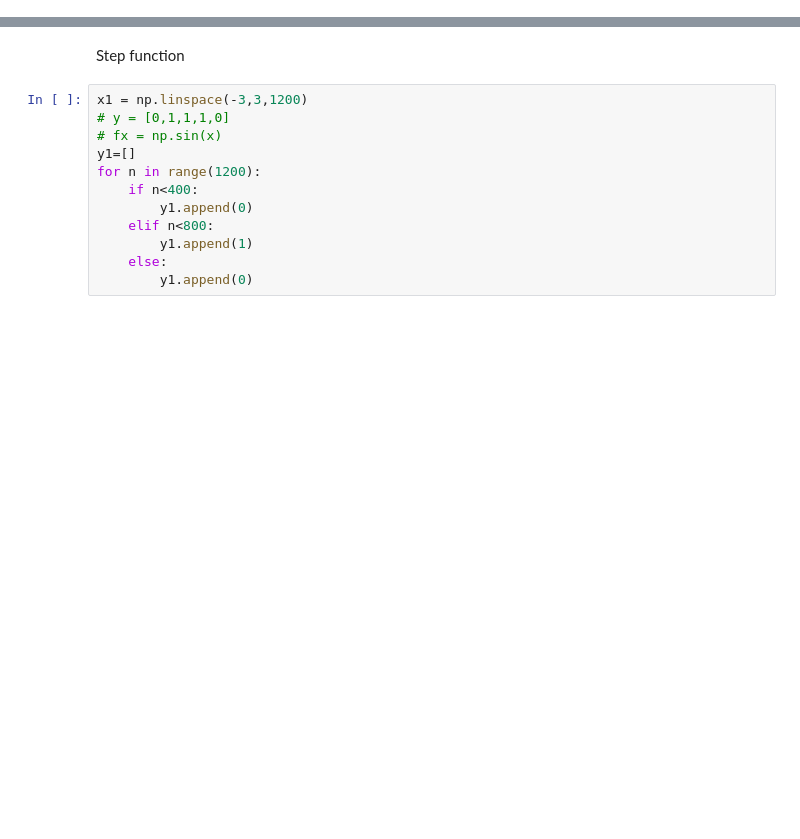
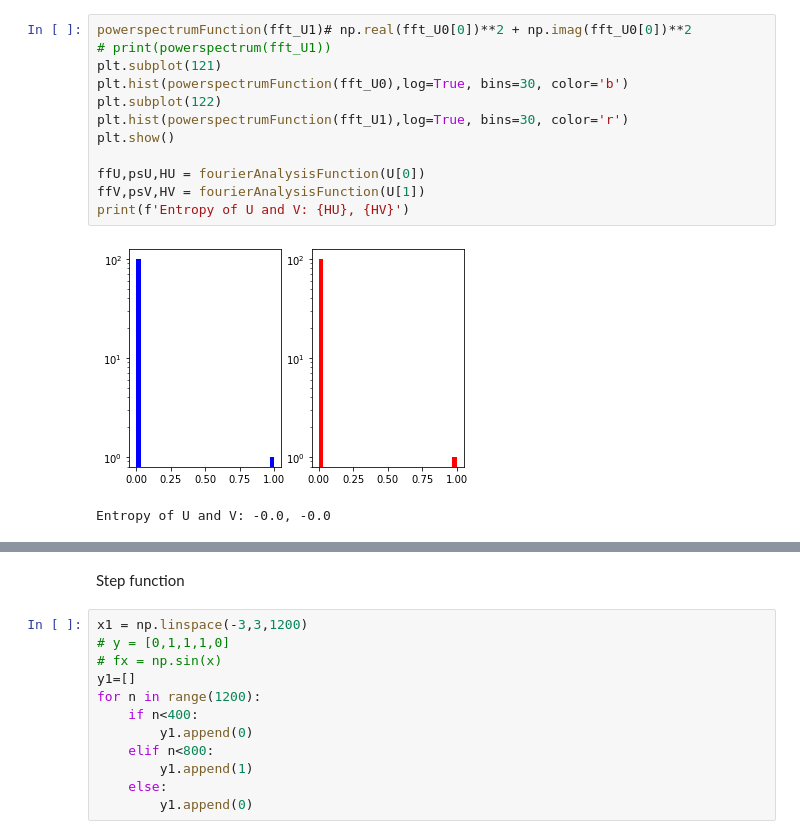
Before and after one commit to martinaoliver/modelling, a Jupyter notebook: 3954/numerical_confocal/code/entropy/fourier_theory/fourier_replicatingpaper.ipynb, the cells around one changed output, grey strips where cells are left out. Cells and saved outputs as stored; diff of their text form; blank space fills up the shorter version.

```diff
--- a/3954/numerical_confocal/code/entropy/fourier_theory/fourier_replicatingpaper.ipynb
+++ b/3954/numerical_confocal/code/entropy/fourier_theory/fourier_replicatingpaper.ipynb
@@ -4,0 +50,15 @@ from scipy.fft import fft, ifft
+# %%
+powerspectrumFunction(fft_U1)# np.real(fft_U0[0])**2 + np.imag(fft_U0[0])**2
+# print(powerspectrum(fft_U1))
+plt.subplot(121)
+plt.hist(powerspectrumFunction(fft_U0),log=True, bins=30, color='b')
+plt.subplot(122)
+plt.hist(powerspectrumFunction(fft_U1),log=True, bins=30, color='r')
+plt.show()
+
+ffU,psU,HU = fourierAnalysisFunction(U[0])
+ffV,psV,HV = fourierAnalysisFunction(U[1])
+print(f'Entropy of U and V: {HU}, {HV}')
+# %% [output]
+[figure, added]
+Entropy of U and V: -0.0, -0.0
```
Also changed, not shown: parts of 13 cells of this notebook, 15 other files.
